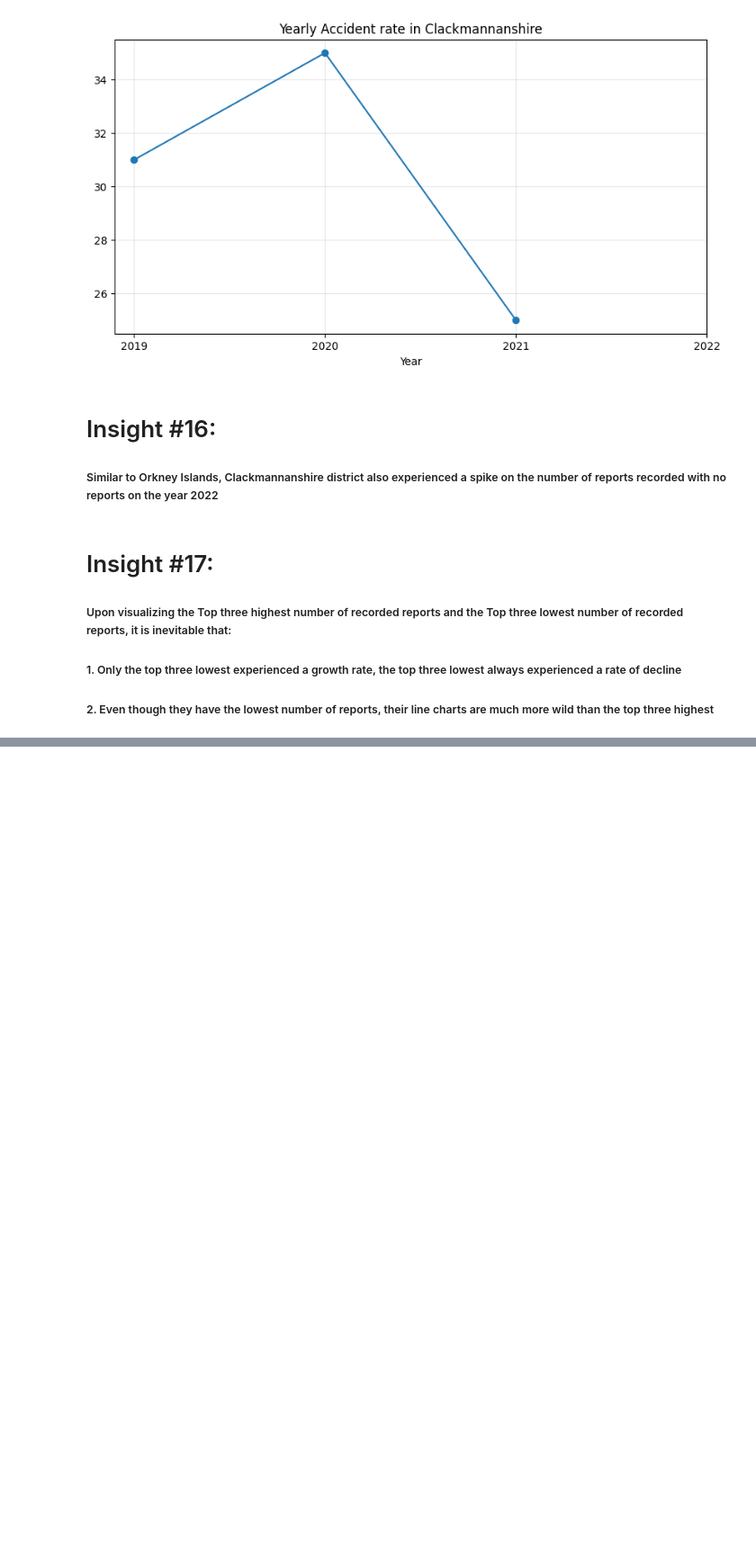
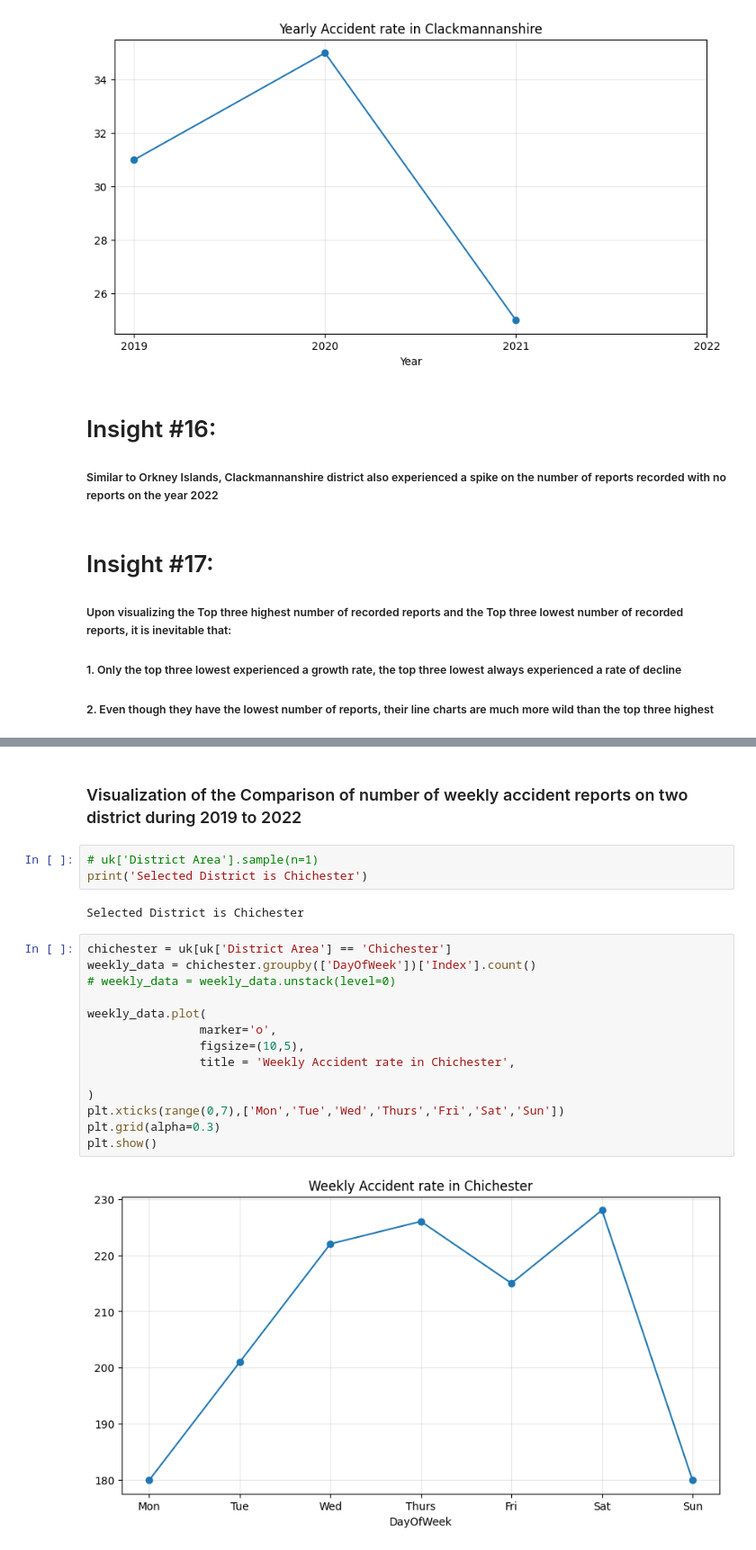
Before and after one commit to kvnwave/ELEC303-DATA-ANALYTICS-AGUILERA, a Jupyter notebook: uk_accident.ipynb, the cells around one changed output, grey strips where cells are left out. Shown at 90% size. Cells and saved outputs as stored; diff of their text form; blank space fills up the shorter version.

```diff
--- a/uk_accident.ipynb
+++ b/uk_accident.ipynb
@@ -520,0 +538,23 @@ plt.show()
+# %% [markdown]
+<h3>Visualization of the Comparison of number of weekly accident reports on two district during 2019 to 2022</h3>
+# %%
+# uk['District Area'].sample(n=1)
+print('Selected District is Chichester')
+# %% [output]
+Selected District is Chichester
+# %%
+chichester = uk[uk['District Area'] == 'Chichester']
+weekly_data = chichester.groupby(['DayOfWeek'])['Index'].count()
+# weekly_data = weekly_data.unstack(level=0)
+
+weekly_data.plot(
+                marker='o',
+                figsize=(10,5),
+                title = 'Weekly Accident rate in Chichester',
+
+)
+plt.xticks(range(0,7),['Mon','Tue','Wed','Thurs','Fri','Sat','Sun'])
+plt.grid(alpha=0.3)
+plt.show()
+# %% [output]
+[figure, added]
```
Also changed, not shown: parts of 26 cells of this notebook.
